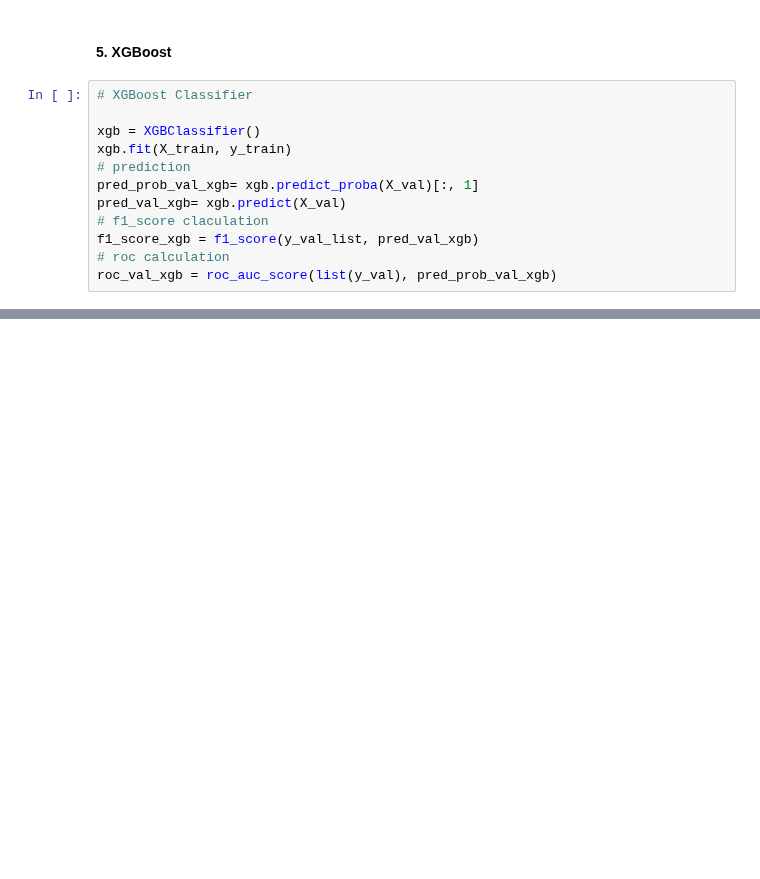
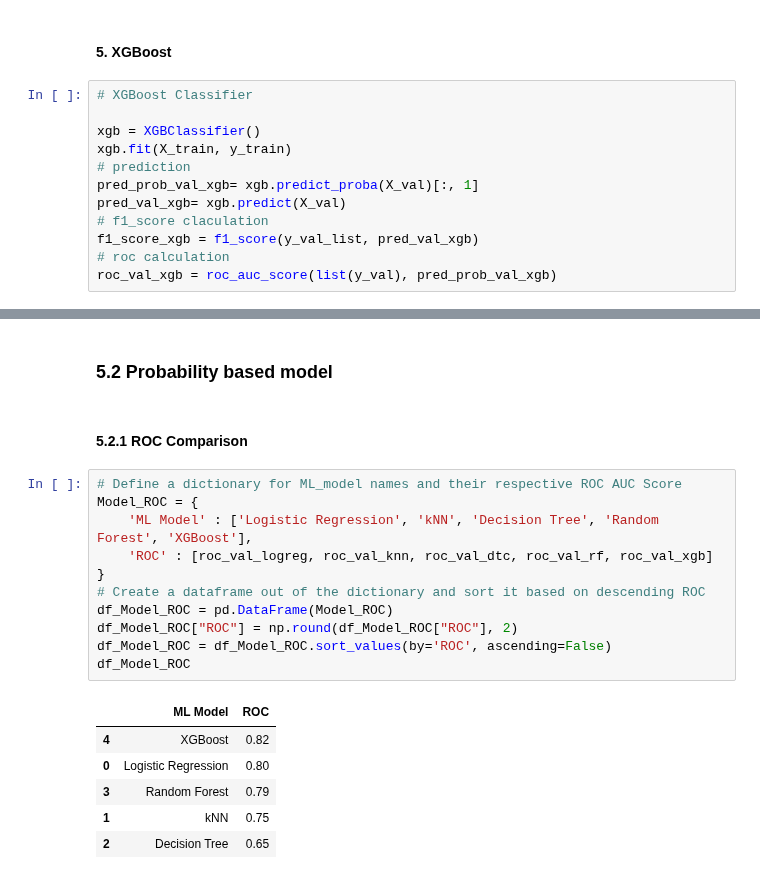
Before and after one commit to ashutosh3060/returning-customer-prediction, a Jupyter notebook: eda_model_build.ipynb, the cells around one changed output, grey strips where cells are left out. Drawn from its saved outputs; the diff is of its cells as text; blank space fills up the shorter version.

```diff
--- a/eda_model_build.ipynb
+++ b/eda_model_build.ipynb
@@ -803,0 +913,22 @@ roc_val_xgb = roc_auc_score(list(y_val), pred_prob_val_xgb)
+# %% [markdown]
+### 5.2 Probability based model
+# %% [markdown]
+#### 5.2.1 ROC Comparison
+# %%
+# Define a dictionary for ML_model names and their respective ROC AUC Score
+Model_ROC = {
+    'ML Model' : ['Logistic Regression', 'kNN', 'Decision Tree', 'Random Forest', 'XGBoost'],
+    'ROC' : [roc_val_logreg, roc_val_knn, roc_val_dtc, roc_val_rf, roc_val_xgb]
+}
+# Create a dataframe out of the dictionary and sort it based on descending ROC
+df_Model_ROC = pd.DataFrame(Model_ROC)
+df_Model_ROC["ROC"] = np.round(df_Model_ROC["ROC"], 2)
+df_Model_ROC = df_Model_ROC.sort_values(by='ROC', ascending=False)
+df_Model_ROC
+# %% [output]
+|  | ML Model | ROC |
+| 4 | XGBoost | 0.82 |
+| 0 | Logistic Regression | 0.80 |
+| 3 | Random Forest | 0.79 |
+| 1 | kNN | 0.75 |
+| 2 | Decision Tree | 0.65 |
```
Also changed, not shown: parts of 18 cells of this notebook.
